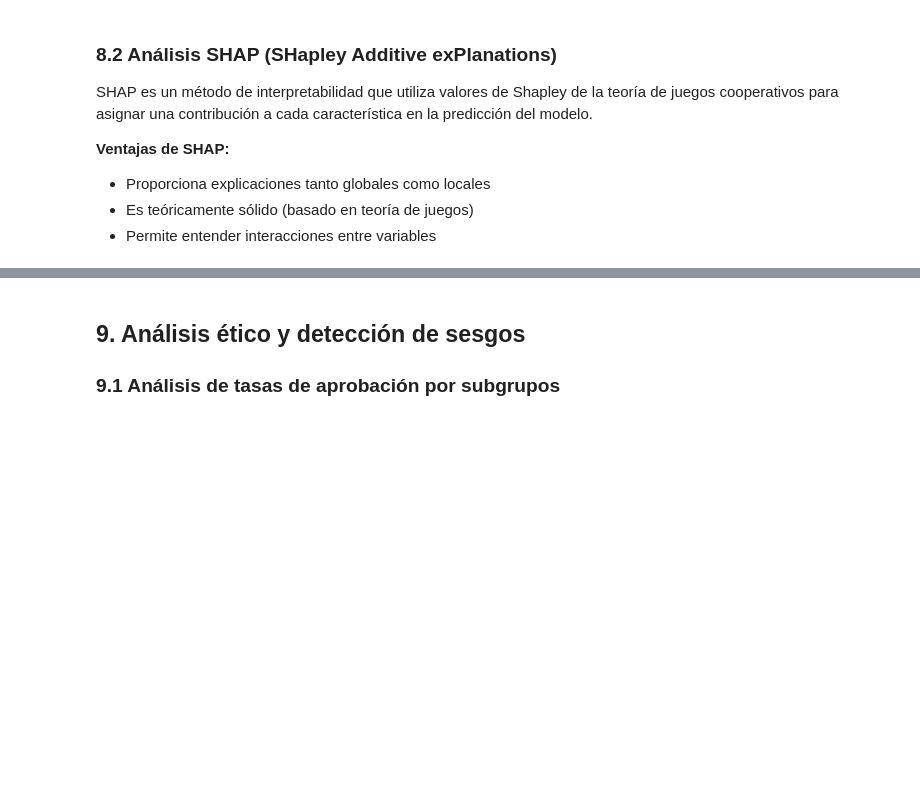
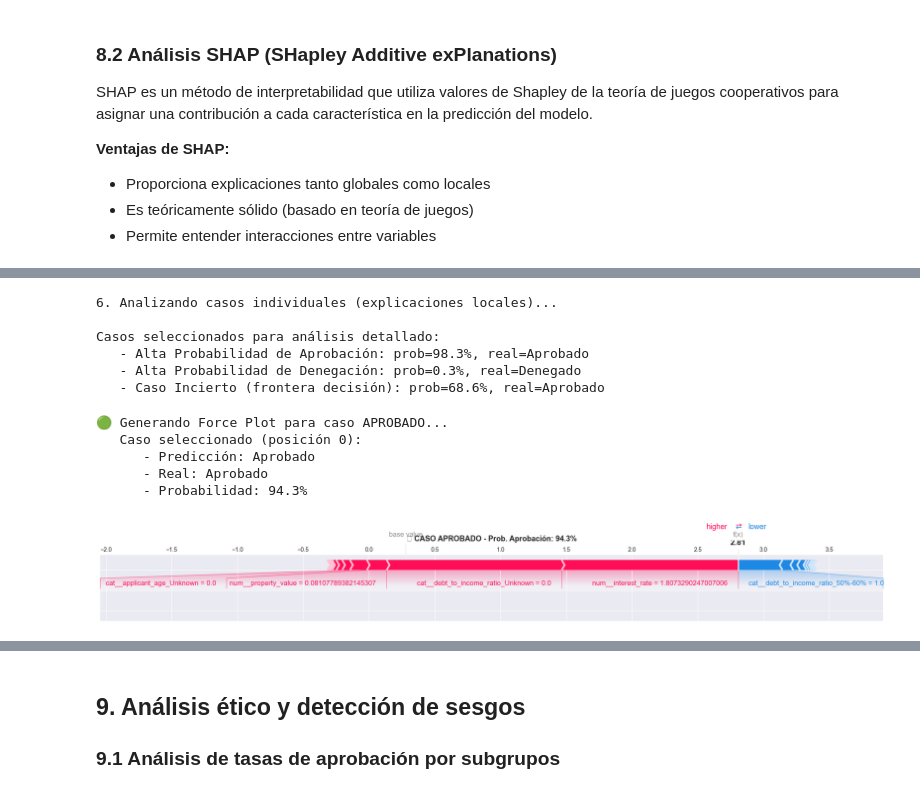
Before and after one commit to thisisrober/hmda-loan-approval-ml-analysis, a Jupyter notebook: notebook.ipynb, the cells around one changed output, grey strips where cells are left out. Drawn from its saved outputs; the diff is of its cells as text; code cells hidden in the pictures; blank space fills up the shorter version.

```diff
--- a/notebook.ipynb
+++ b/notebook.ipynb
@@ -1120,0 +2218,72 @@ LIME es una técnica que explica predicciones individuales aproximando localment
+# %%
+# ----------------------------------------------------------------------
+# 8.2.4 EXPLICACIONES LOCALES: Casos Específicos
+# ----------------------------------------------------------------------
+print("\n6. Analizando casos individuales (explicaciones locales)...")
+
+# Seleccionar casos interesantes:
+# - Un caso aprobado con alta confianza
+# - Un caso denegado con alta confianza
+# - Un caso cercano a la frontera de decisión
+
+predictions_proba = model_to_explain.predict_proba(X_test_sample)[:, 1]
+
+# Índices de casos interesantes
+idx_high_approval = np.argmax(predictions_proba)  # Mayor prob. aprobación
+idx_high_denial = np.argmin(predictions_proba)    # Mayor prob. denegación
+idx_uncertain = np.argmin(np.abs(predictions_proba - 0.5))  # Más incierto
+
+casos = {
+    'Alta Probabilidad de Aprobación': idx_high_approval,
+    'Alta Probabilidad de Denegación': idx_high_denial,
+    'Caso Incierto (frontera decisión)': idx_uncertain
+}
+
+print("\nCasos seleccionados para análisis detallado:")
+for nombre, idx in casos.items():
+    prob = predictions_proba[idx]
+    real = 'Aprobado' if y_test_sample.iloc[idx] == 1 else 'Denegado'
+    print(f"   - {nombre}: prob={prob:.1%}, real={real}")
+# %% [output]
+6. Analizando casos individuales (explicaciones locales)...
+
+Casos seleccionados para análisis detallado:
+   - Alta Probabilidad de Aprobación: prob=98.3%, real=Aprobado
+   - Alta Probabilidad de Denegación: prob=0.3%, real=Denegado
+   - Caso Incierto (frontera decisión): prob=68.6%, real=Aprobado
+# %%
+# ----------------------------------------------------------------------
+# 8.2.5 Force Plot: Caso APROBADO
+# ----------------------------------------------------------------------
+print("\n🟢 Generando Force Plot para caso APROBADO...")
+
+# Seleccionar primer caso aprobado
+y_pred = model_to_explain.predict(X_test_sample)
+approved_pos = np.where(y_pred == 1)[0][0] if (y_pred == 1).any() else 0
+
+print(f"   Caso seleccionado (posición {approved_pos}):")
+print(f"      - Predicción: Aprobado")
+print(f"      - Real: {'Aprobado' if y_test_sample.iloc[approved_pos] == 1 else 'Denegado'}")
+print(f"      - Probabilidad: {predictions_proba[approved_pos]:.1%}")
+
+shap.force_plot(
+    explainer.expected_value[0] if isinstance(explainer.expected_value, np.ndarray) else explainer.expected_value,
+    shap_values_pos[approved_pos],
+    X_test_transformed[approved_pos],
+    feature_names=feature_names,
+    matplotlib=True,
+    show=False,
+    figsize=(20, 3)
+)
+plt.title(f'✅ CASO APROBADO - Prob. Aprobación: {predictions_proba[approved_pos]:.1%}',
+          fontsize=13, fontweight='bold', pad=10)
+plt.tight_layout()
+
+plt.show()
+# %% [output]
+🟢 Generando Force Plot para caso APROBADO...
+   Caso seleccionado (posición 0):
+      - Predicción: Aprobado
+      - Real: Aprobado
+      - Probabilidad: 94.3%
+[figure, added]
```
Also changed, not shown: parts of 27 cells of this notebook, 1 other file.
